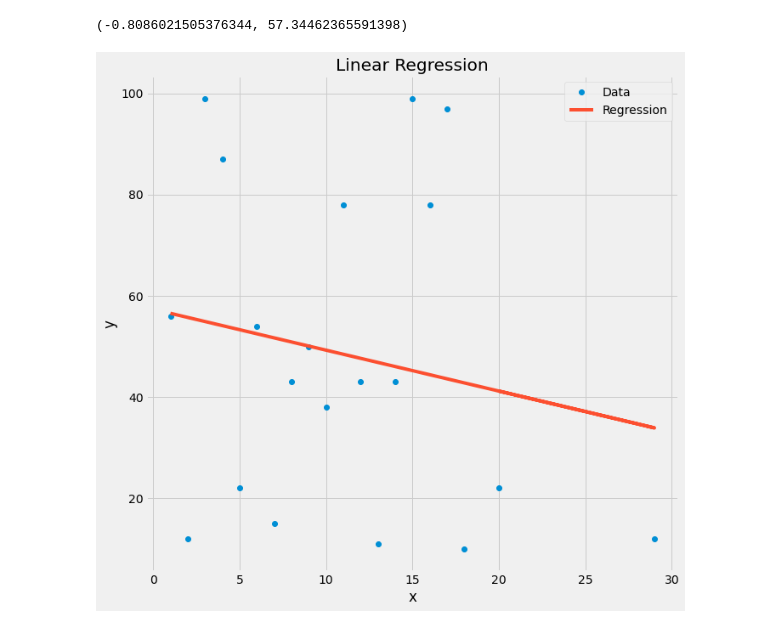
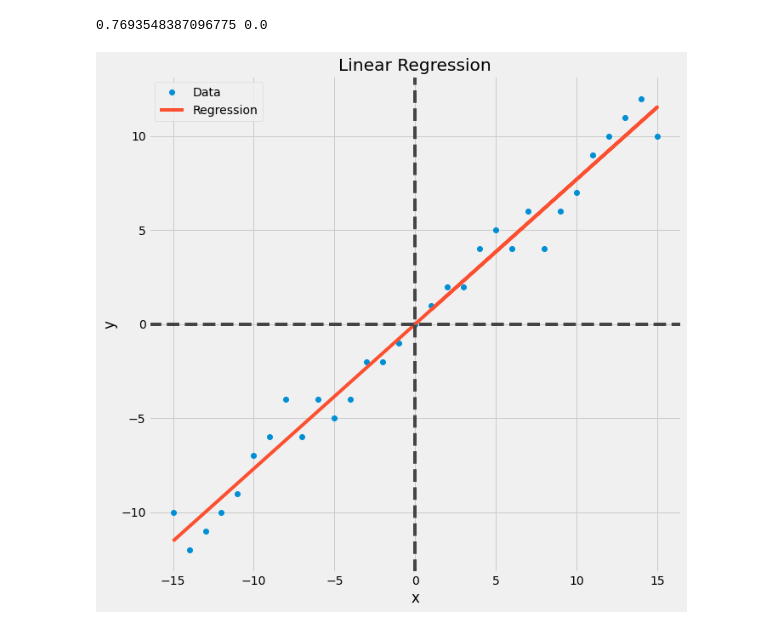
Before and after one commit to danielrodriguez007/Data_Analysis, a Jupyter notebook: Linear_Regression.ipynb, the cells around one changed output. Drawn from its saved outputs; the diff is of its cells as text; code cells hidden in the pictures.

Commit message:
Linear_Regression

```diff
--- a/Linear_Regression.ipynb
+++ b/Linear_Regression.ipynb
@@ -22 +7,4 @@ $$
+# %%
+x = [1,2,3,4,5,6,7,8,9,10,11,12,13,14,15,0,-1,-2,-3,-4,-5,-6,-7,-8,-9,-10,-11,-12,-13,-14,-15]
+y = [1,2,2,4,5,4,6,4,6,7,9,10,11,12,10,0,-1,-2,-2,-4,-5,-4,-6,-4,-6,-7,-9,-10,-11,-12,-10]
 # %%
@@ -31,19 +19,21 @@ sumy2 = sum(y*y)
 promx = sumx/n
 promy = sumy/n
 # %%
-m = (sumx*sumy - n *sumxy) / (sumx**2 - n * sumx2)
-b = promy - m * promx
-m,b
+m = (sumx * sumy - n * sumxy)/((sumx)**2 - n * sumx2)
+b = promx - m * promy
+print(m,b)
 # %% [output]
-(-0.8086021505376344, 57.34462365591398)
+0.7693548387096775 0.0
 # %%
 plt.figure(figsize=(10,10))
 plt.plot(x,y, 'o', label='Data')
-plt.plot(x,m*x+b, label='Regression')
+plt.plot(x, m*x+b, label='Regression')
+plt.axvline(0, c='#444444',ls='--')
+plt.axhline(0, c='#444444', ls='--' )
 plt.xlabel('x')
 plt.ylabel('y')
+plt.title('Linear Regression')
 plt.legend()
-plt.title('Linear Regression')
 plt.show()
 # %% [output]
-[figure, old version]
+[figure, new version]
```
Also changed, not shown: parts of 5 cells of this notebook.
